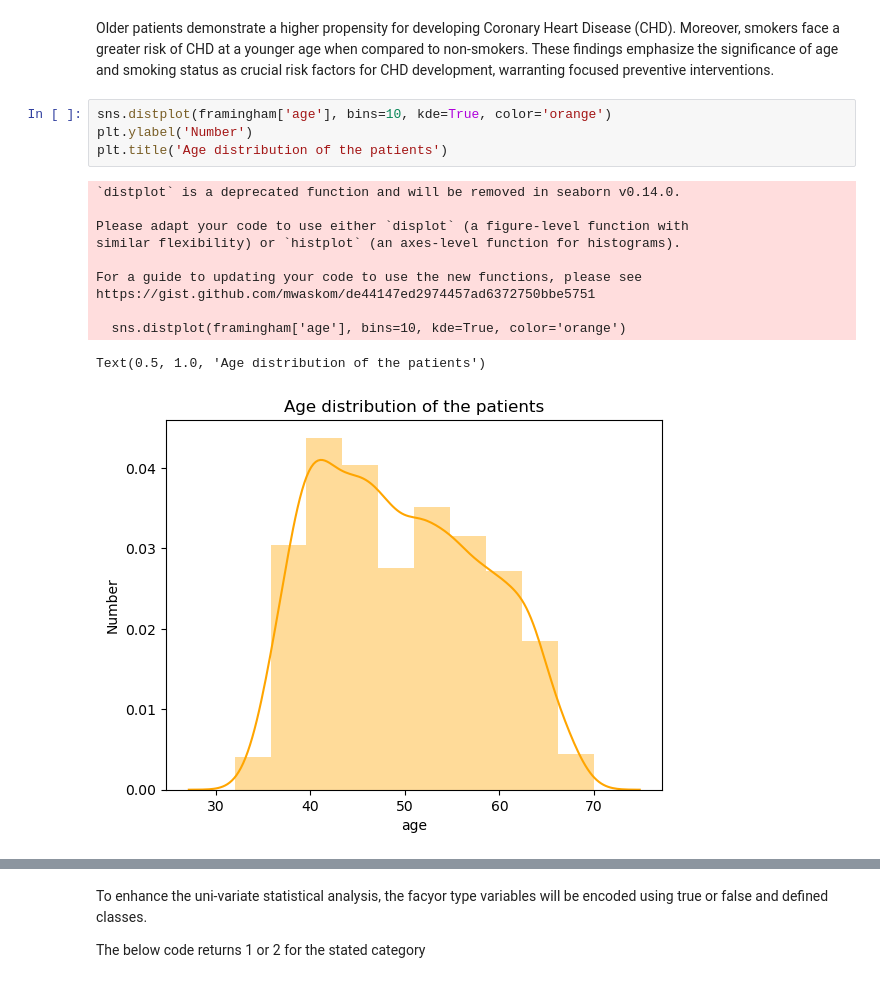
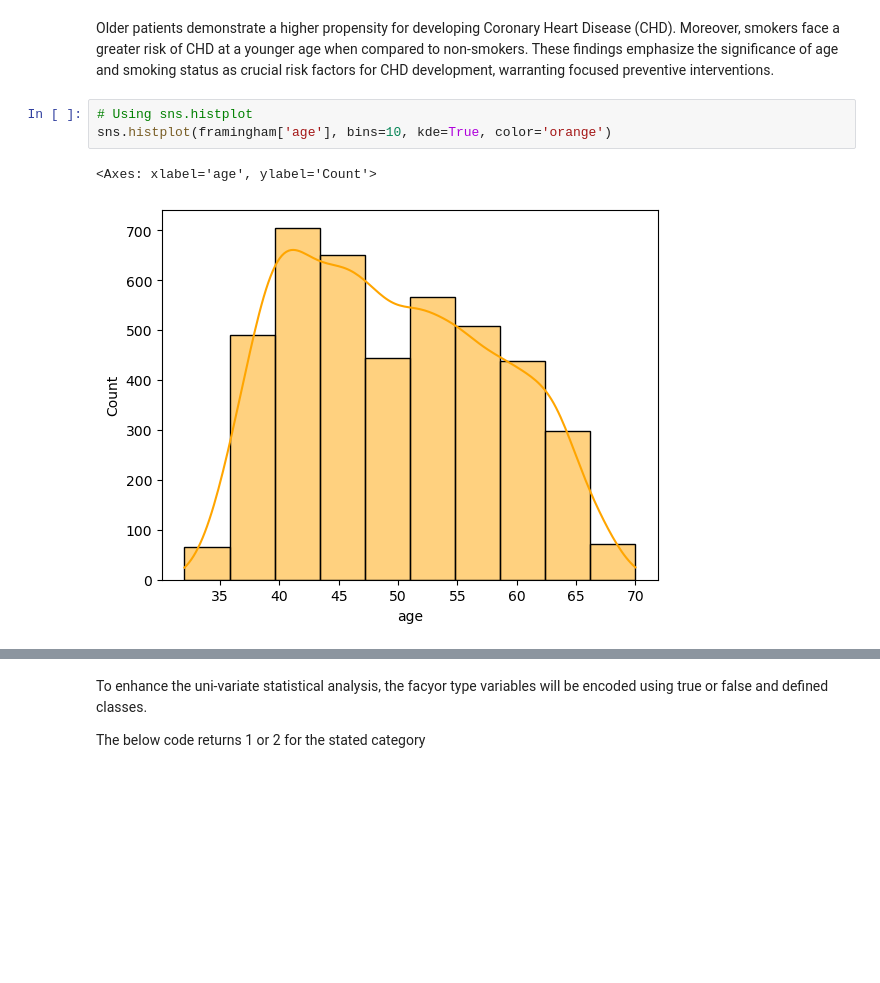
Before and after one commit to Austin-Gabriel/Framingham-Heart-Analysis, a Jupyter notebook: Machine Learning Project.ipynb, the cells around one changed output, grey strips where cells are left out. Drawn from its saved outputs; the diff is of its cells as text; blank space fills up the shorter version.

```diff
--- a/Machine Learning Project.ipynb
+++ b/Machine Learning Project.ipynb
@@ -318,19 +327,9 @@ sns.violinplot(x='TenYearCHD', y='age', data=framingham, hue='currentSmoker', sp
 # %% [markdown]
 Older patients demonstrate a higher propensity for developing Coronary Heart Disease (CHD). Moreover, smokers face a greater risk of CHD at a younger age when compared to non-smokers. These findings emphasize the significance of age and smoking status as crucial risk factors for CHD development, warranting focused preventive interventions.
 # %%
-sns.distplot(framingham['age'], bins=10, kde=True, color='orange')
-plt.ylabel('Number')
-plt.title('Age distribution of the patients')
+# Using sns.histplot
+sns.histplot(framingham['age'], bins=10, kde=True, color='orange')
 # %% [output]
-`distplot` is a deprecated function and will be removed in seaborn v0.14.0.
-
-Please adapt your code to use either `displot` (a figure-level function with
-similar flexibility) or `histplot` (an axes-level function for histograms).
-
-For a guide to updating your code to use the new functions, please see
-https://gist.github.com/mwaskom/de44147ed2974457ad6372750bbe5751
-
-  sns.distplot(framingham['age'], bins=10, kde=True, color='orange')
+<Axes: xlabel='age', ylabel='Count'>
-Text(0.5, 1.0, 'Age distribution of the patients')
-[figure, old version]
+[figure, new version]
 # %%
```
Also changed, not shown: parts of 7 cells of this notebook, 2 other files.
